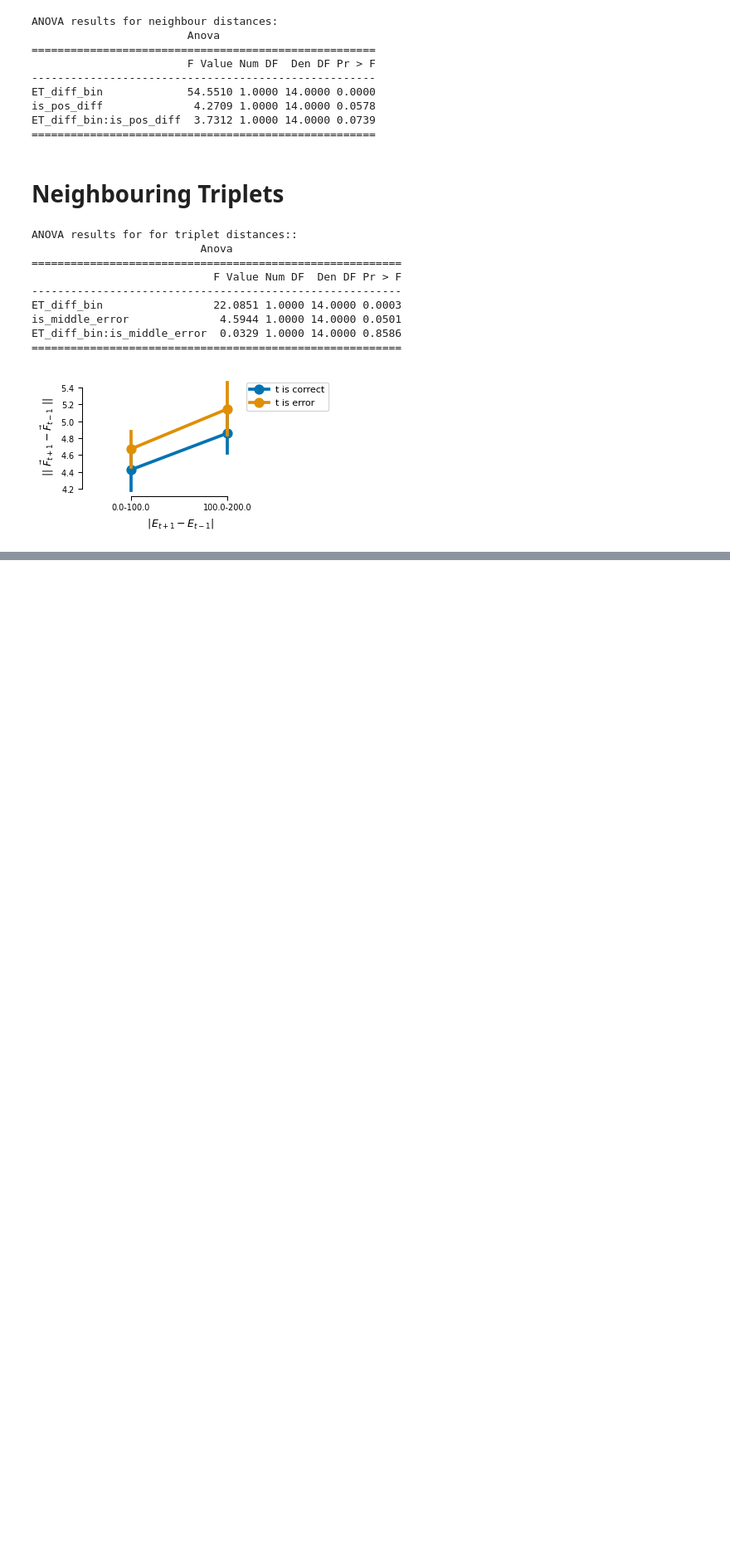
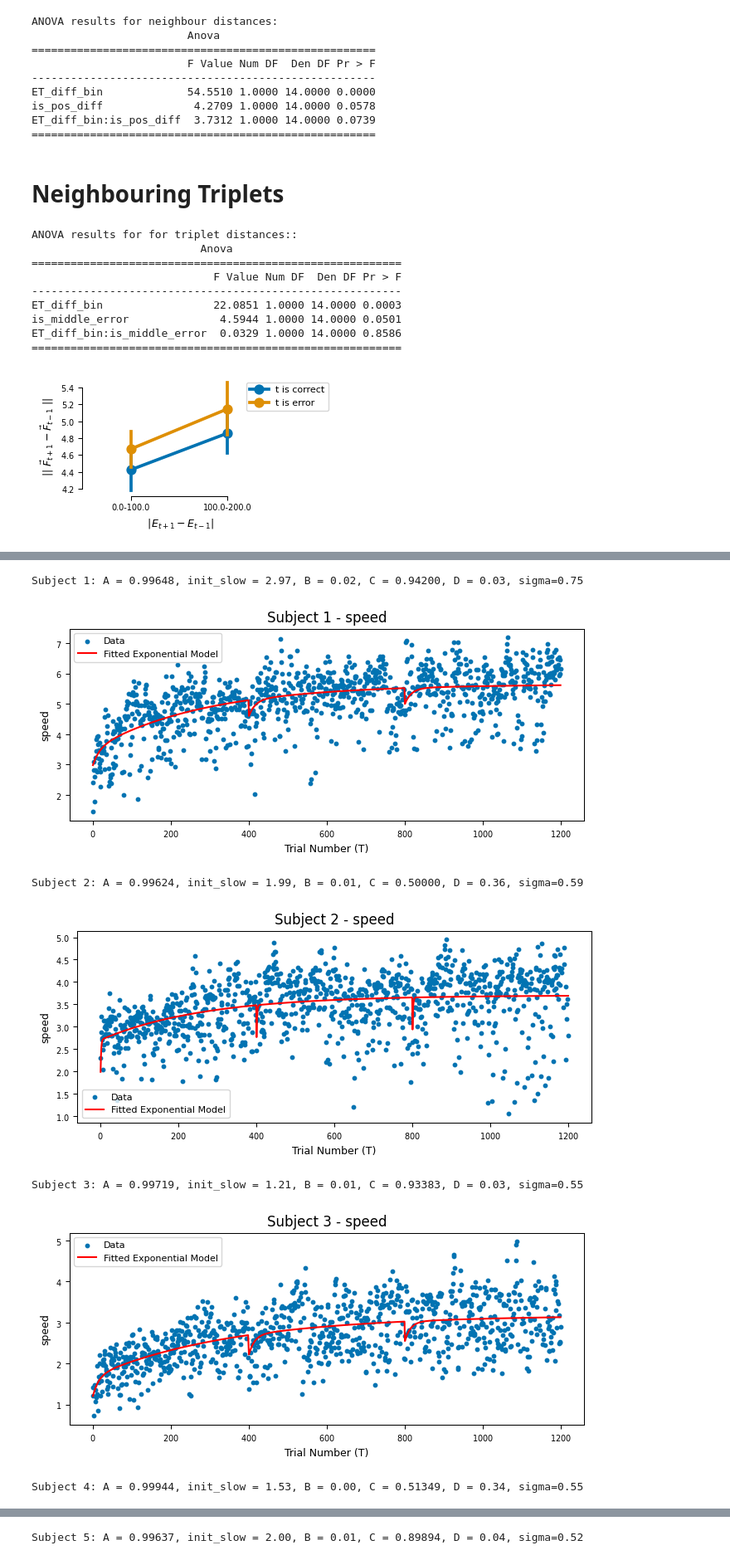
Before and after one commit to manazerzadeh/SequenceLearningDynamics, a Jupyter notebook: LearningDynamicsModel.ipynb, the cells around one changed output, grey strips where cells are left out. Shown at 83% size. Saved outputs shown, nothing was run; the diff lists cells and outputs as text; code cells hidden in the pictures; blank space fills up the shorter version.

Commit message:
Detrending and policy optimization added

```diff
--- a/LearningDynamicsModel.ipynb
+++ b/LearningDynamicsModel.ipynb
@@ -121,0 +127,19 @@ ET_diff_bin:is_middle_error  0.0329 1.0000 14.0000 0.8586
+# %%
+######### DETRENDING Plotting ##########
+###fits a slow + fast model:
+###slow component: y_t = A * y_t-1 + B -> y_t = A^t * y0 + B * (1 - A^t) / (1 - A)
+###fast component: y_t = C * y_t-1 + D -> y_t = D * (1 - C^t) / (1 - C) (initial value set to 0)
+###total: y = slow + fast
+###
+
+### set feature to see detrending fits
+feature = 'speed' # options: 'speed', 'ET', 'PC_1', 'PC_2', 'PC_3', ...
+utils.plot_detrending_fits(data, feature)
+# %% [output]
+Subject 1: A = 0.99648, init_slow = 2.97, B = 0.02, C = 0.94200, D = 0.03, sigma=0.75
+[figure, added]
+Subject 2: A = 0.99624, init_slow = 1.99, B = 0.01, C = 0.50000, D = 0.36, sigma=0.59
+[figure, added]
+Subject 3: A = 0.99719, init_slow = 1.21, B = 0.01, C = 0.93383, D = 0.03, sigma=0.55
+[figure, added]
+Subject 4: A = 0.99944, init_slow = 1.53, B = 0.00, C = 0.51349, D = 0.34, sigma=0.55
@@ -121,0 +147 @@ ET_diff_bin:is_middle_error  0.0329 1.0000 14.0000 0.8586
+Subject 5: A = 0.99637, init_slow = 2.00, B = 0.01, C = 0.89894, D = 0.04, sigma=0.52
```
Also changed, not shown: parts of 15 cells of this notebook, 3 other files.
